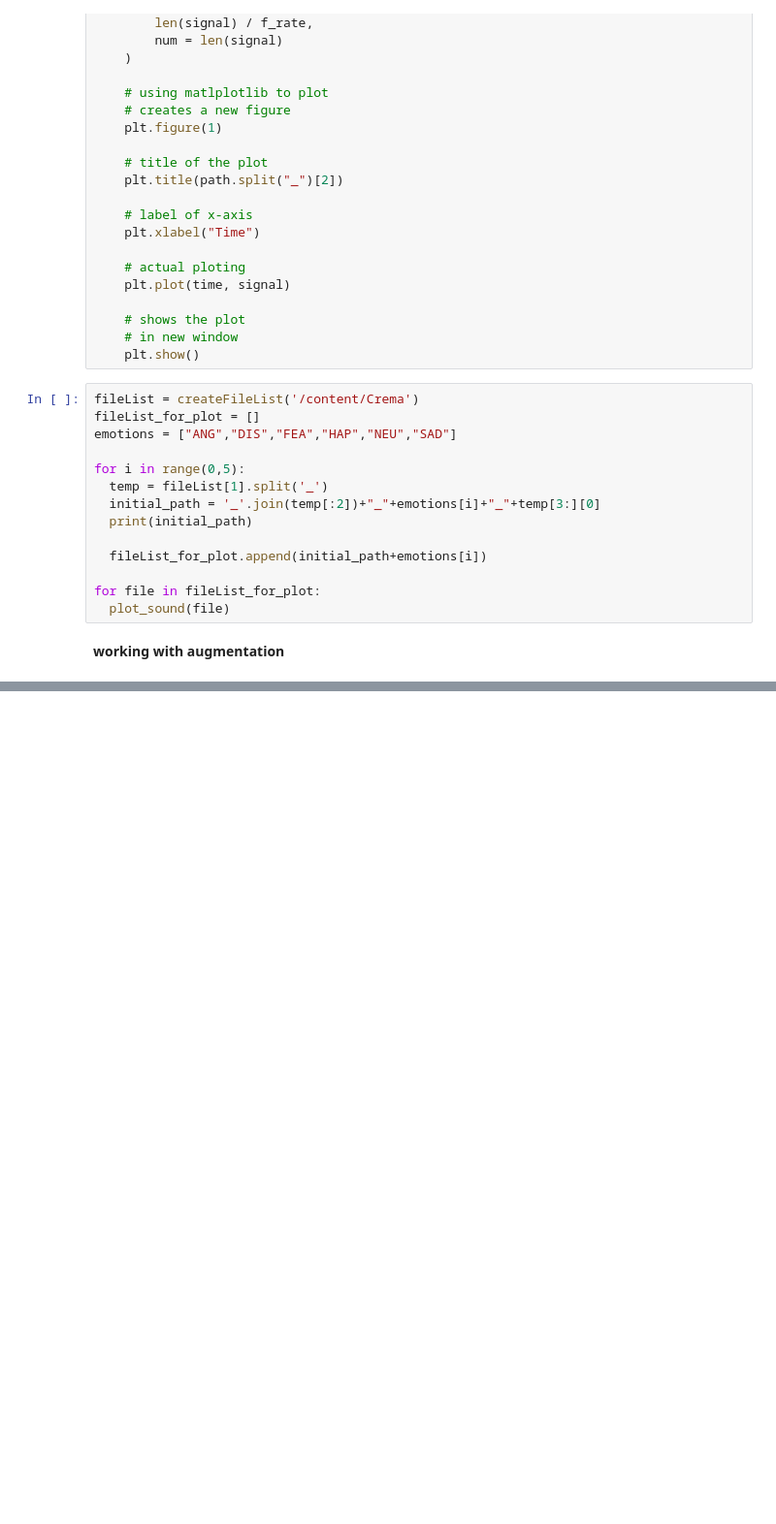
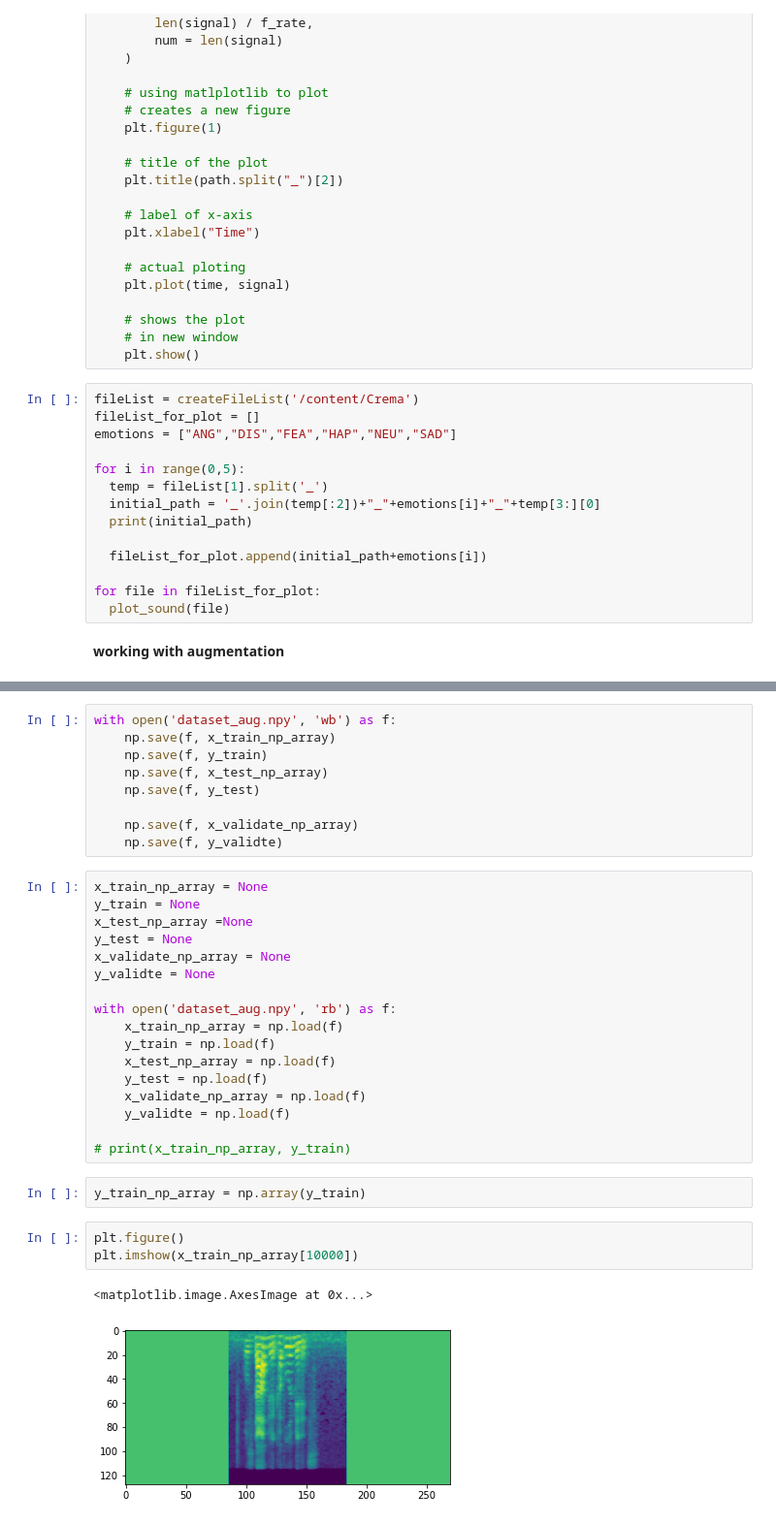
Before and after one commit to omarkhaled99/speech_emotion_recognition, a Jupyter notebook: PR_assignment3-3.ipynb, the cells around one changed output, grey strips where cells are left out. Shown at 97% size. Cells and saved outputs as stored; diff of their text form; blank space fills up the shorter version.

```diff
--- a/PR_assignment3-3.ipynb
+++ b/PR_assignment3-3.ipynb
@@ -1522,0 +1440,34 @@ Test accuracy: 0.6041200160980225
+# %%
+with open('dataset_aug.npy', 'wb') as f:
+    np.save(f, x_train_np_array)
+    np.save(f, y_train)
+    np.save(f, x_test_np_array)
+    np.save(f, y_test)
+
+    np.save(f, x_validate_np_array)
+    np.save(f, y_validte)
+# %%
+x_train_np_array = None
+y_train = None
+x_test_np_array =None
+y_test = None
+x_validate_np_array = None
+y_validte = None
+
+with open('dataset_aug.npy', 'rb') as f:
+    x_train_np_array = np.load(f)
+    y_train = np.load(f)
+    x_test_np_array = np.load(f)
+    y_test = np.load(f)
+    x_validate_np_array = np.load(f)
+    y_validte = np.load(f)
+
+# print(x_train_np_array, y_train)
+# %%
+y_train_np_array = np.array(y_train)
+# %%
+plt.figure()
+plt.imshow(x_train_np_array[10000])
+# %% [output]
+<matplotlib.image.AxesImage at 0x...>
+[figure, added]
```
Also changed, not shown: parts of 52 cells of this notebook, 2 other files.
